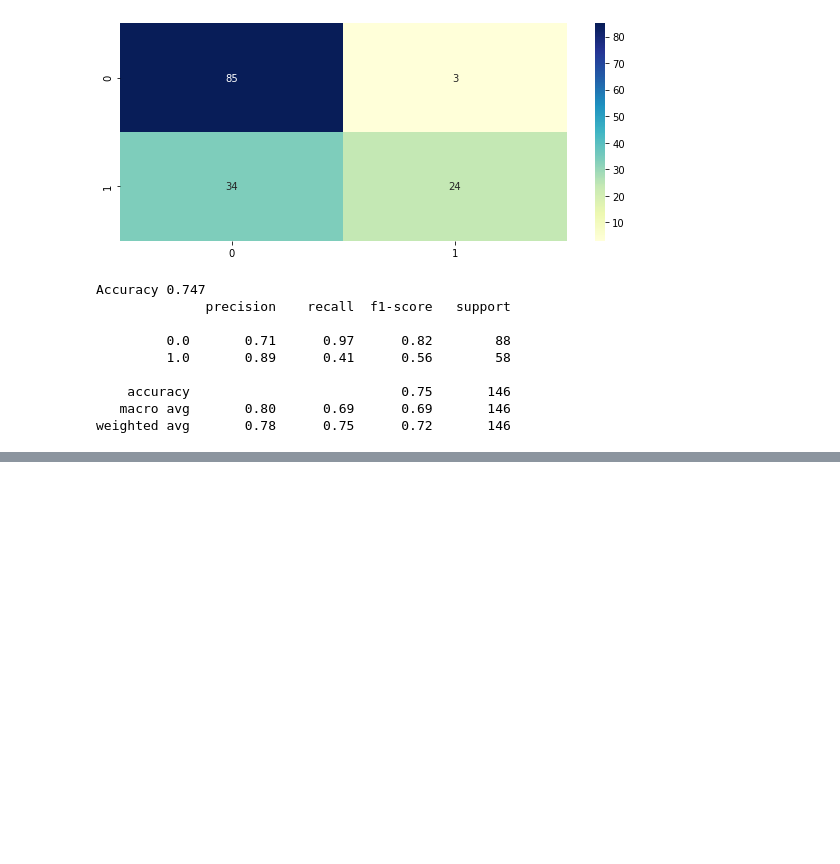
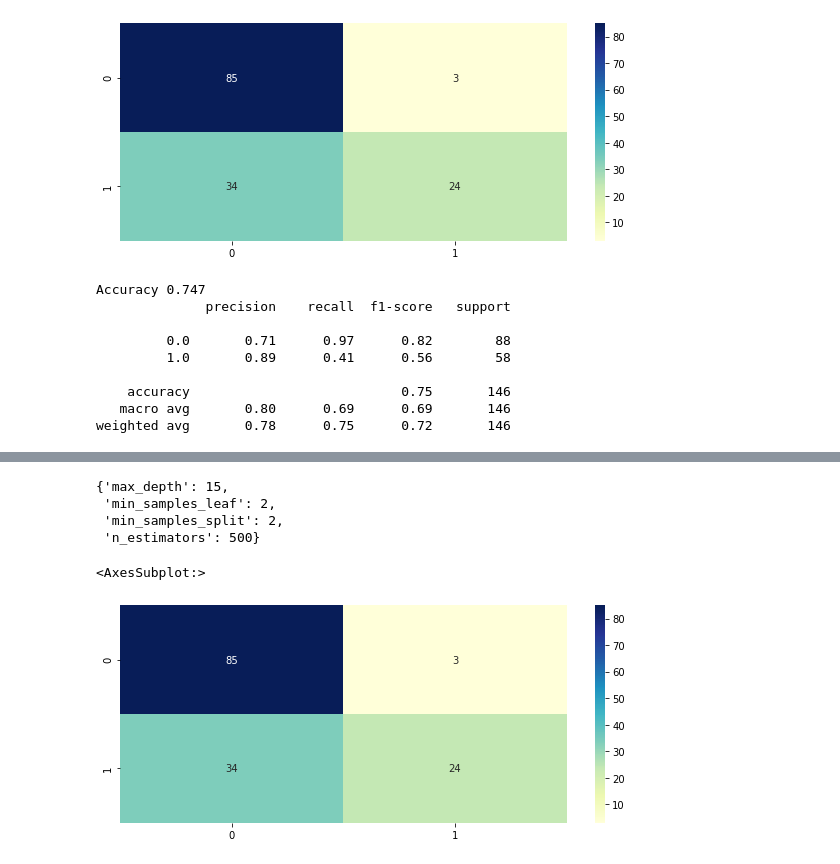
Before and after one commit to malvarezg1/BI, a Jupyter notebook: Laboratorio1.ipynb, the cells around one changed output, grey strips where cells are left out. Cells and saved outputs as stored; diff of their text form; code cells hidden in the pictures; blank space fills up the shorter version.

```diff
--- a/Laboratorio1.ipynb
+++ b/Laboratorio1.ipynb
@@ -381,0 +412,13 @@ weighted avg       0.78      0.75      0.72       146
+# %%
+n_estimators = [100, 300, 500, 800, 1200]
+max_depth = [5, 8, 15, 25, 30]
+min_samples_split = [2, 5, 10, 15, 100]
+min_samples_leaf = [1, 2, 5, 10]
+
+hyperF = dict(n_estimators = n_estimators, max_depth = max_depth,
+              min_samples_split = min_samples_split,
+             min_samples_leaf = min_samples_leaf)
+
+gridF = GridSearchCV(randomForest, hyperF, cv = 3, verbose = 1,
+                      n_jobs = -1)
+gridF.fit(X_train, y_train)
@@ -381,0 +435,15 @@ weighted avg       0.78      0.75      0.72       146
+# %%
+gridF.best_params_
+# %% [output]
+{'max_depth': 15,
+ 'min_samples_leaf': 2,
+ 'min_samples_split': 2,
+ 'n_estimators': 500}
+# %%
+predictedRF = gridF.predict(X_test)
+cmRF =confusion_matrix(y_test, predictedRF)
+plt.figure(figsize = (10,4))
+sn.heatmap(cm, annot=True, cmap="YlGnBu")
+# %% [output]
+<AxesSubplot:>
+[figure, added]
```
Also changed, not shown: parts of 13 cells of this notebook.
